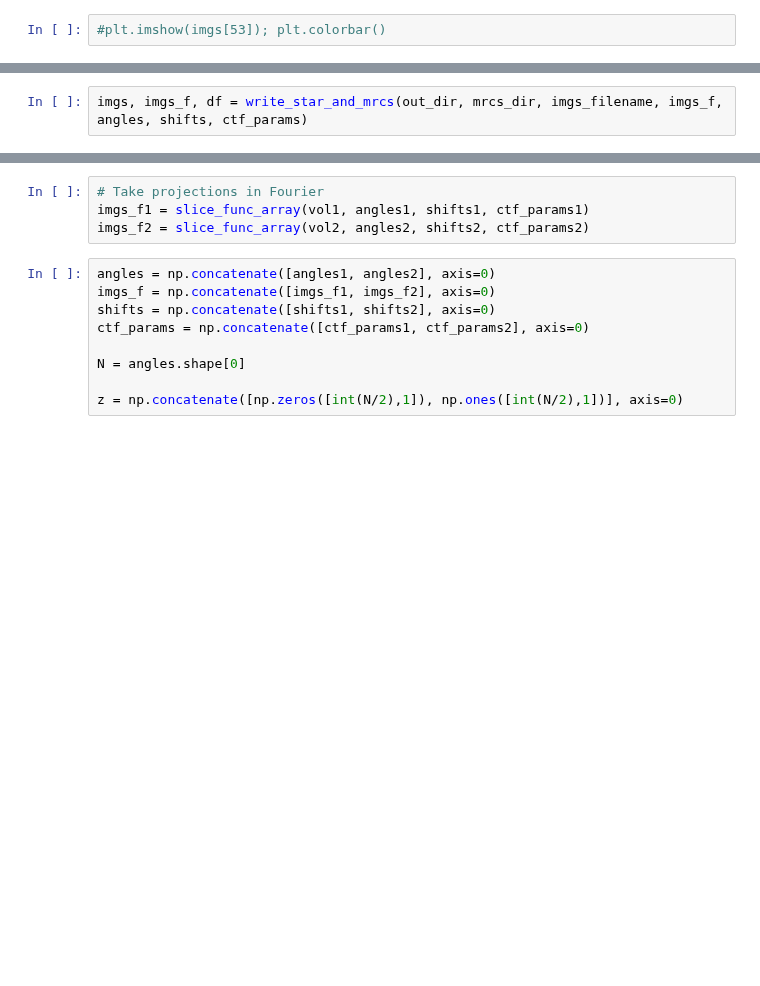
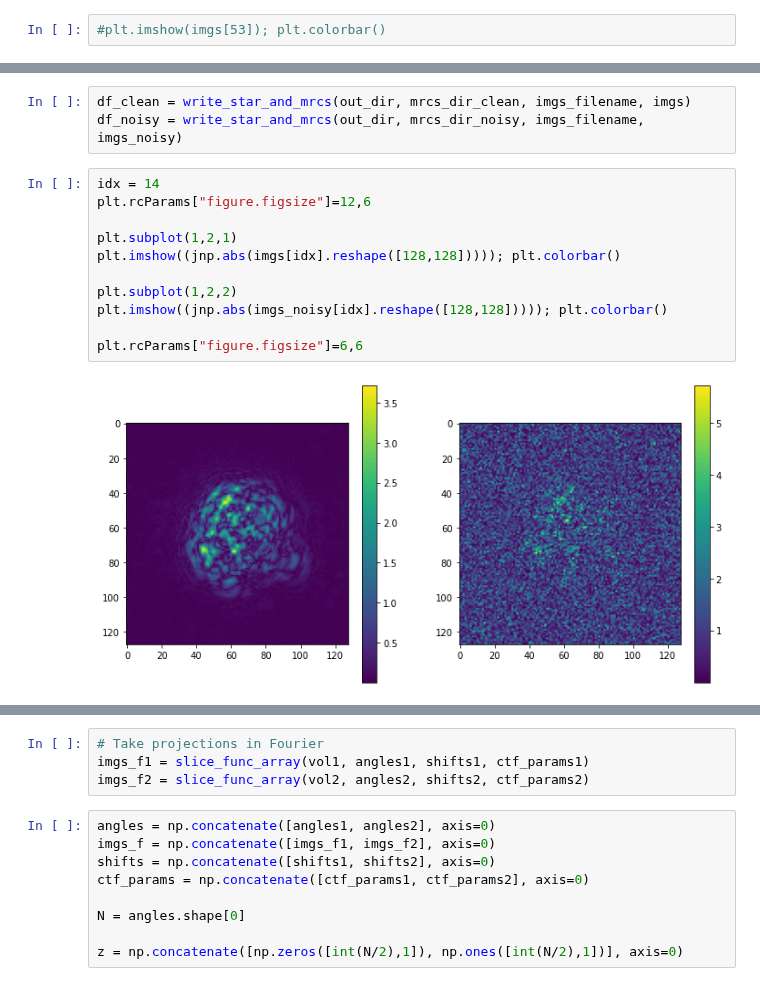
Before and after one commit to bogdantoader/simplecryoem, a Jupyter notebook: nb/Create_simulated_data.ipynb, the cells around one changed output, grey strips where cells are left out. Cells and saved outputs as stored; diff of their text form; blank space fills up the shorter version.

```diff
--- a/nb/Create_simulated_data.ipynb
+++ b/nb/Create_simulated_data.ipynb
@@ -223,2 +300,16 @@ imgs_f = slice_func_array(vol, angles, shifts, ctf_params)
 # %%
-imgs, imgs_f, df = write_star_and_mrcs(out_dir, mrcs_dir, imgs_filename, imgs_f, angles, shifts, ctf_params)
+df_clean = write_star_and_mrcs(out_dir, mrcs_dir_clean, imgs_filename, imgs)
+df_noisy = write_star_and_mrcs(out_dir, mrcs_dir_noisy, imgs_filename, imgs_noisy)
+# %%
+idx = 14
+plt.rcParams["figure.figsize"]=12,6
+
+plt.subplot(1,2,1)
+plt.imshow((jnp.abs(imgs[idx].reshape([128,128])))); plt.colorbar()
+
+plt.subplot(1,2,2)
+plt.imshow((jnp.abs(imgs_noisy[idx].reshape([128,128])))); plt.colorbar()
+
+plt.rcParams["figure.figsize"]=6,6
+# %% [output]
+[figure, added]
```
Also changed, not shown: parts of 28 cells of this notebook.
